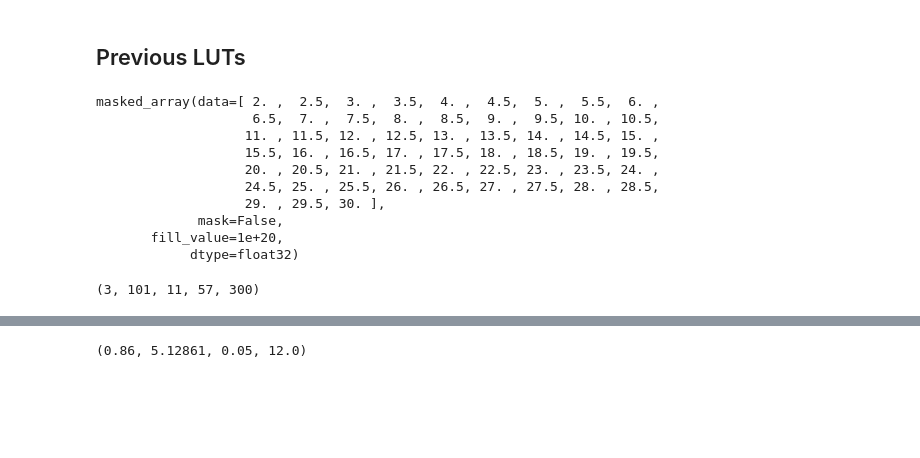
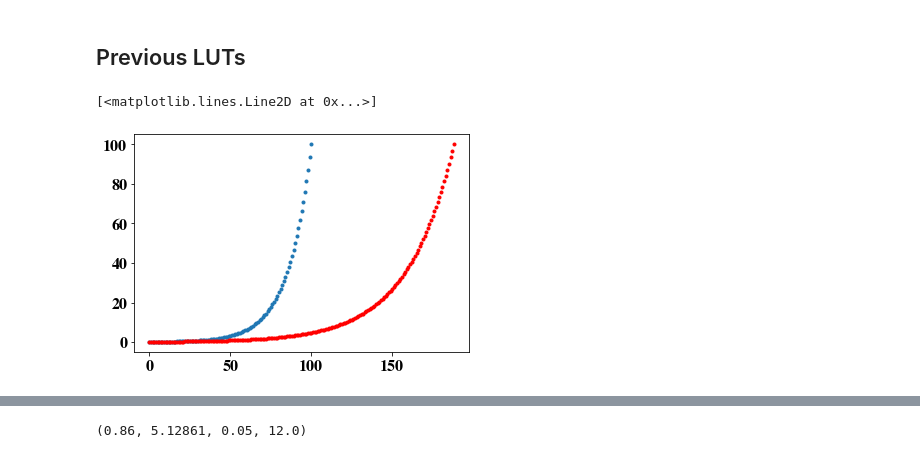
Before and after one commit to cpnHere/ACRS, a Jupyter notebook: LUTs/using_DISORT/lut_desk.ipynb, the cells around one changed output, grey strips where cells are left out. Saved outputs shown, nothing was run; the diff lists cells and outputs as text; code cells hidden in the pictures; blank space fills up the shorter version.

```diff
--- a/LUTs/using_DISORT/lut_desk.ipynb
+++ b/LUTs/using_DISORT/lut_desk.ipynb
@@ -11,20 +11,12 @@ SZA=120
 LUT=Bispec_LUT('/umbc/xfs1/zzbatmos/users/charaj1/LES_MSCART_retrievals/LUTs/',\
                    'MODIS_LUT_extended_SZA%03d_RAA000.nc'%(180-int(SZA)))
 LUT.readLUT()
-# %%
-LUT.re
-# %% [output]
-masked_array(data=[ 2. ,  2.5,  3. ,  3.5,  4. ,  4.5,  5. ,  5.5,  6. ,
-                    6.5,  7. ,  7.5,  8. ,  8.5,  9. ,  9.5, 10. , 10.5,
-                   11. , 11.5, 12. , 12.5, 13. , 13.5, 14. , 14.5, 15. ,
-                   15.5, 16. , 16.5, 17. , 17.5, 18. , 18.5, 19. , 19.5,
-                   20. , 20.5, 21. , 21.5, 22. , 22.5, 23. , 23.5, 24. ,
-                   24.5, 25. , 25.5, 26. , 26.5, 27. , 27.5, 28. , 28.5,
-                   29. , 29.5, 30. ],
-             mask=False,
-       fill_value=1e+20,
-            dtype=float32)
-# %%
-LUT.I.shape
-# %% [output]
-(3, 101, 11, 57, 300)
+# %%
+plt.plot(LUT.tau,'.')
+new_tau=np.concatenate([np.array(LUT.tau),np.array((LUT.tau[1:]+LUT.tau[0:-1])/2)])
+new_tau.sort()
+new_tau=np.unique(new_tau.round(2))
+plt.plot(new_tau,'r.')
+# %% [output]
+[<matplotlib.lines.Line2D at 0x...>]
+[figure, added]
```
Also changed, not shown: parts of 13 cells of this notebook, 1 other file.
